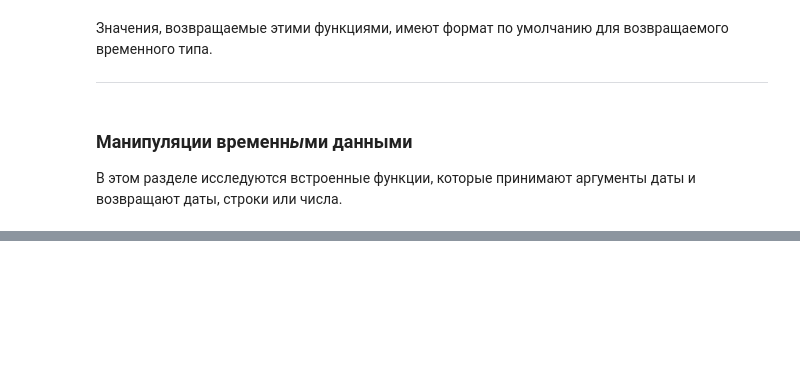
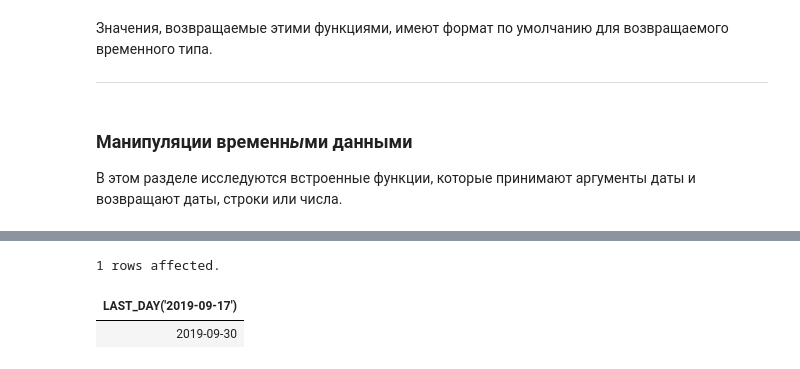
Before and after one commit to magus1968/learning-sql, a Jupyter notebook: docs/chapters/ch07.ipynb, the cells around one changed output, grey strips where cells are left out. Saved outputs shown, nothing was run; the diff lists cells and outputs as text; code cells hidden in the pictures; blank space fills up the shorter version.

```diff
--- a/docs/chapters/ch07.ipynb
+++ b/docs/chapters/ch07.ipynb
@@ -1231,0 +1303,7 @@ SELECT CURRENT_DATE(), CURRENT_TIME(), CURRENT_TIMESTAMP();
+# %%
+%%sql
+SELECT LAST_DAY('2019-09-17');
+# %% [output]
+1 rows affected.
+| LAST_DAY('2019-09-17') |
+| 2019-09-30 |
```
Also changed, not shown: parts of 15 cells of this notebook, 1 other file.
